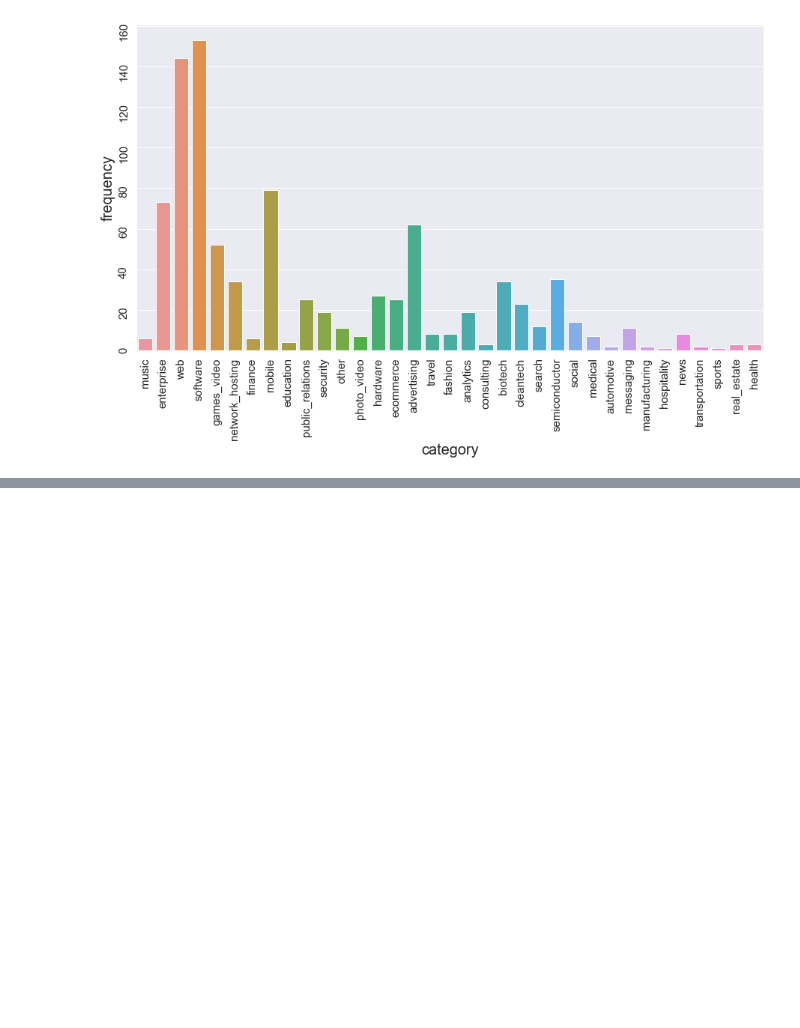
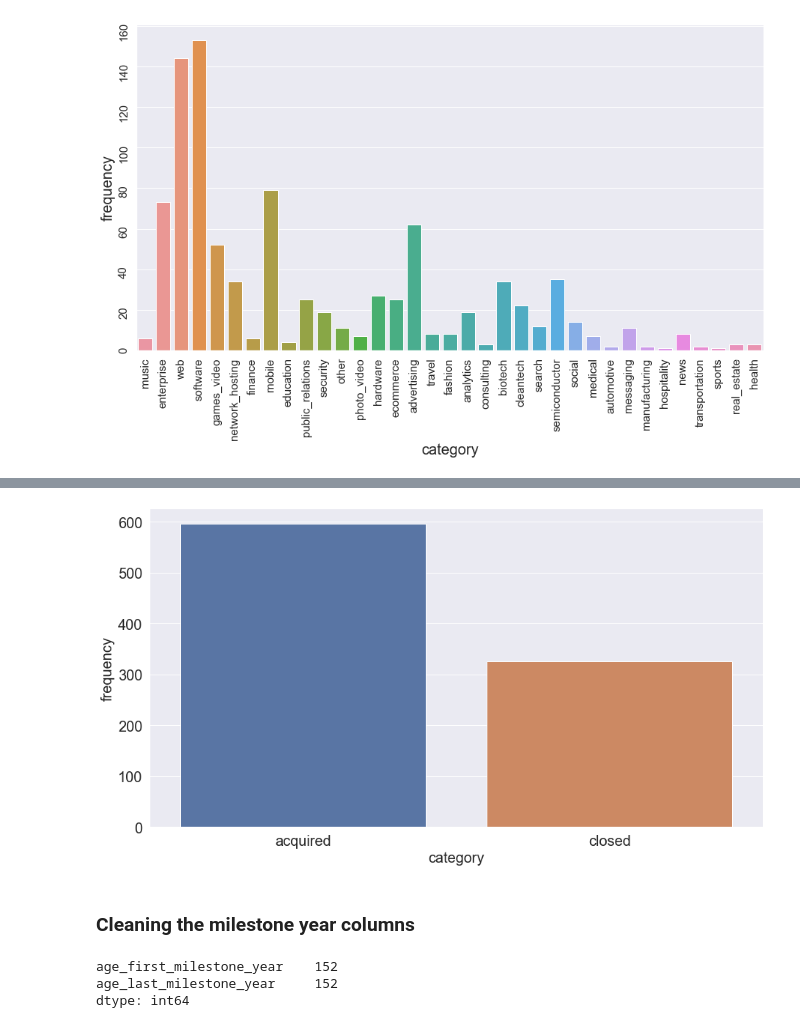
Before and after one commit to eniola-f/Hamoye_project, a Jupyter notebook: Startup_data.ipynb, the cells around one changed output, grey strips where cells are left out. Cells and saved outputs as stored; diff of their text form; code cells hidden in the pictures; blank space fills up the shorter version.

```diff
--- a/Startup_data.ipynb
+++ b/Startup_data.ipynb
@@ -331,0 +381,16 @@ plt.tick_params(labelsize=15, labelrotation=90)
+# %%
+sns.countplot(data=startup, x="status")
+
+plt.xlabel(xlabel="category", fontsize=20)
+plt.ylabel(ylabel="frequency", fontsize=20)
+plt.tick_params(labelsize=20);
+# %% [output]
+[figure, added]
+# %% [markdown]
+### Cleaning the milestone year columns
+# %%
+startup[["age_first_milestone_year", "age_last_milestone_year"]].isna().sum()
+# %% [output]
+age_first_milestone_year    152
+age_last_milestone_year     152
+dtype: int64
```
Also changed, not shown: parts of 39 cells of this notebook.
